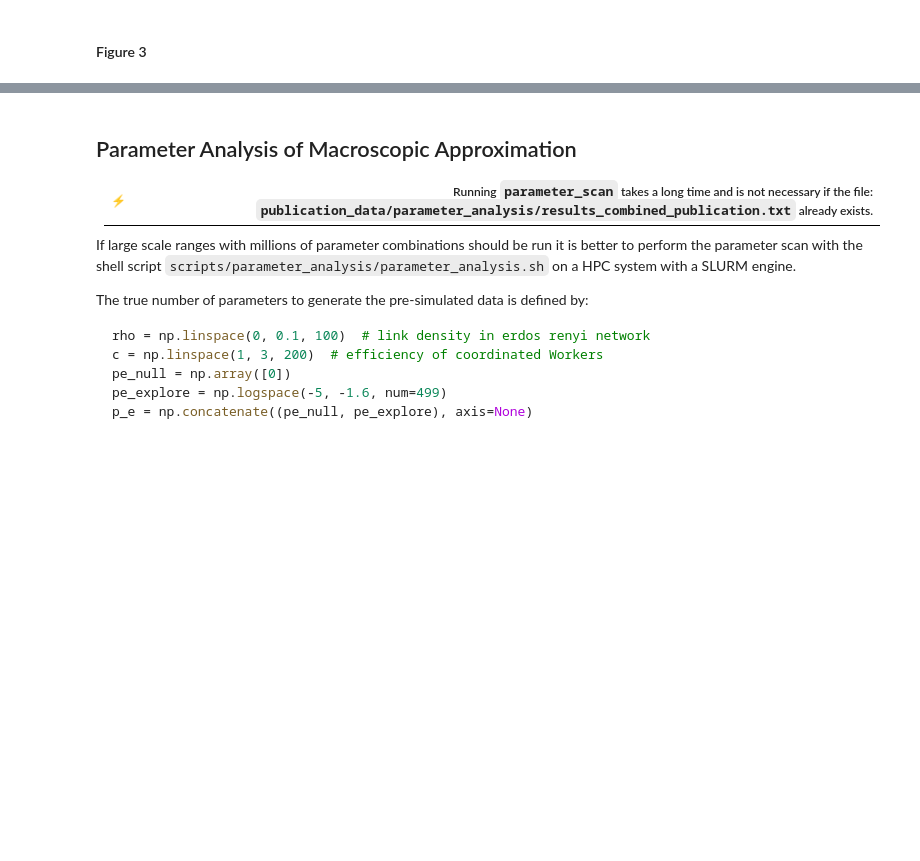
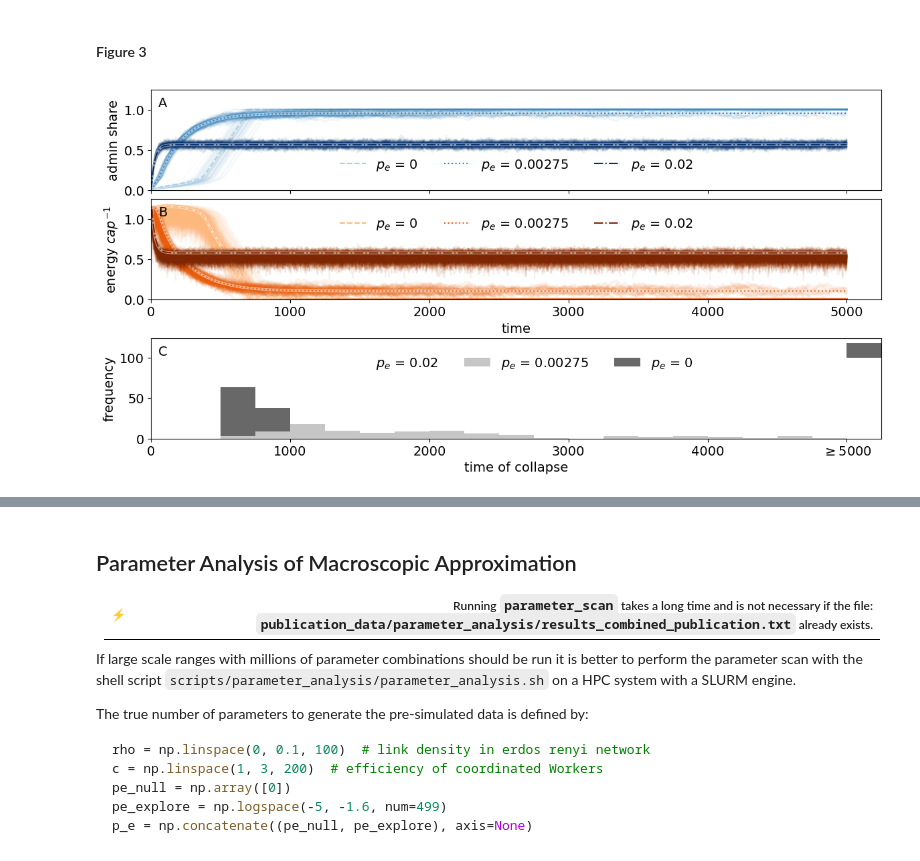
Before and after one commit to flo-schu/Tainter, a Jupyter notebook: scripts/analysis.ipynb, the cells around one changed output, grey strips where cells are left out. Saved outputs shown, nothing was run; the diff lists cells and outputs as text; code cells hidden in the pictures; blank space fills up the shorter version.

```diff
--- a/scripts/analysis.ipynb
+++ b/scripts/analysis.ipynb
@@ -174,22 +187,24 @@ where $F$ is the cumulative Beta distribution and $N^\psi$ is the initial energy
 # %%
 # switch flag use_pre_simulated_data_fig3 to False if a new ensemble should be
 # generated.
 
 f3 = fig3_stochastic_ensemble_and_macroscopic_approximation(
     seed=SEED,
     plot_time=plot_time,
     network_size=network_size,
-    link_probability_between_nodes=link_probability_between_nodes,
-    mri_of_laborers=mri_of_laborers,
-    mri_of_coordinated_laborers=mri_of_coordinated_laborers,
-    efficiency_of_coordinated_laborers=efficiency_of_coordinated_laborers,
+    rho=rho,
+    elasticity_l=elasticity_l,
+    elasticity_c=elasticity_c,
+    productivity_c=productivity_c,
     exploration_setups=exploration_scenarios,
     shock_alpha=shock_alpha,
     shock_beta=shock_beta,
     ensemble_data=ensemble_data,
     iterations=iterations,
     use_pre_simulated_data=use_pre_simulated_data_fig3
 )
 plt.show()
 f3.savefig(f"{output}/pub_figure3.png", dpi = 65)
+# %% [output]
+[figure, added]
 # %%
```
Also changed, not shown: parts of 7 cells of this notebook, 5 other files.
